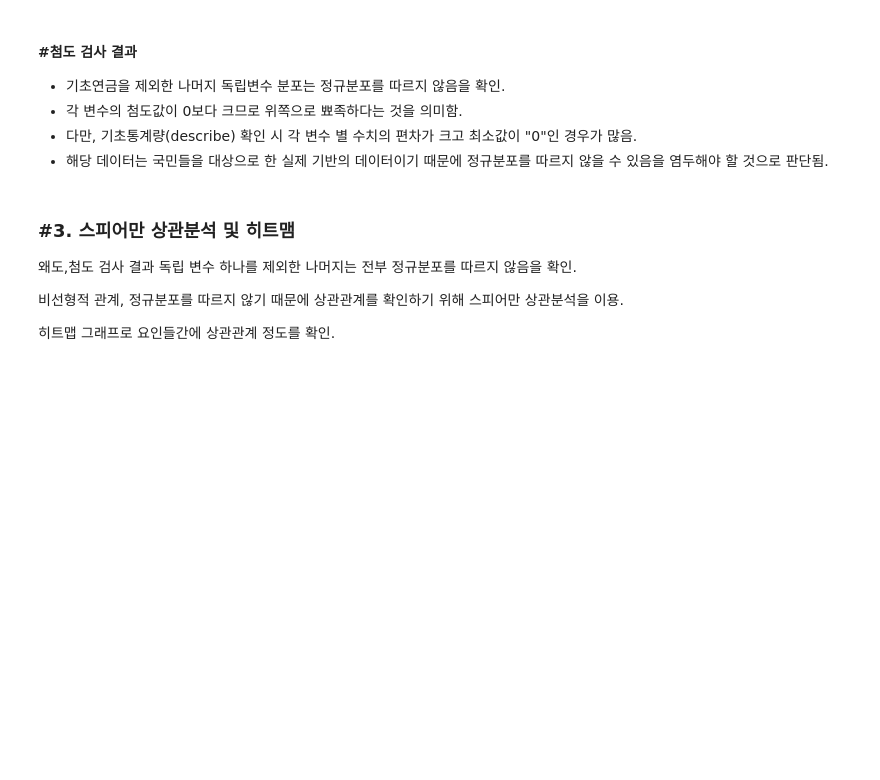
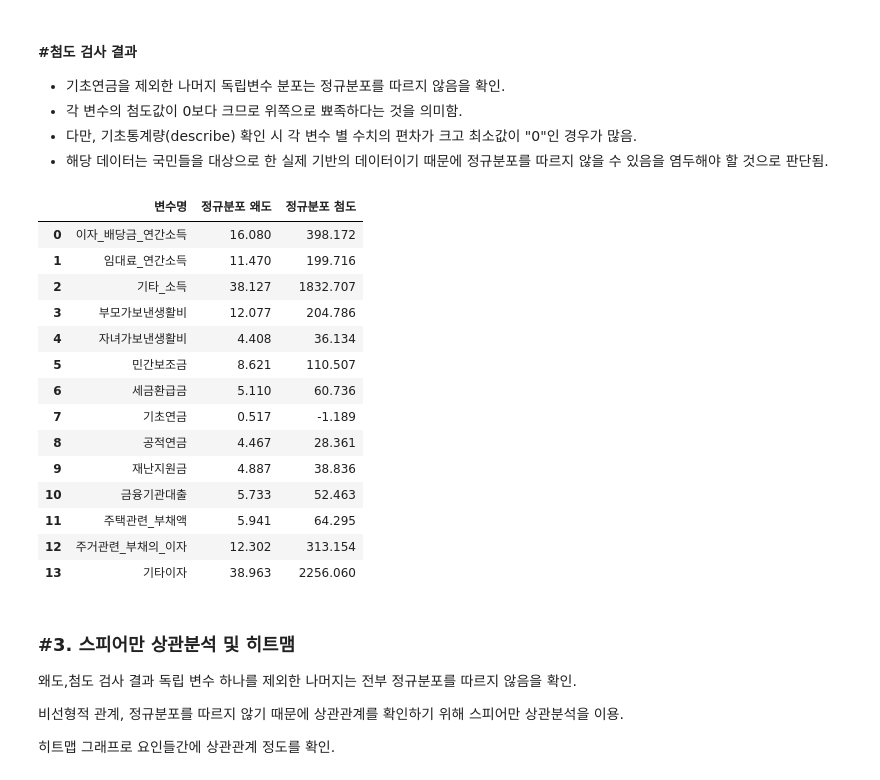
Before and after one commit to jaekim3220/Semiproject3, a Jupyter notebook: !SemiProject.ipynb, the cells around one changed output. Cells and saved outputs as stored; diff of their text form; code cells hidden in the pictures; blank space fills up the shorter version.

```diff
--- a/!SemiProject.ipynb
+++ b/!SemiProject.ipynb
@@ -702,0 +694,7 @@ Fisher = True
+# %%
+kurtosisness_df = pd.DataFrame(columns=['컬럼명', '정규분포 첨도'])
+for column in df2.columns:
+    if column != '총생활비':  # '총생활비' 컬럼은 제외
+        kurtosisness = kurtosis(df2[column],fisher=True)
+        kurtosisness_df = pd.concat([kurtosisness_df, pd.DataFrame({'컬럼명': [column], '정규분포 첨도': [kurtosisness.round(3)]})], ignore_index=True)
+kurtosisness_df
@@ -731,6 +727,42 @@ for column in df2.columns:
 - 각 변수의 첨도값이 0보다 크므로 위쪽으로 뾰족하다는 것을 의미함.
 - 다만, 기초통계량(describe) 확인 시 각 변수 별 수치의 편차가 크고 최소값이 "0"인 경우가 많음.
 - 해당 데이터는 국민들을 대상으로 한 실제 기반의 데이터이기 때문에 정규분포를 따르지 않을 수 있음을 염두해야 할 것으로 판단됨.
+# %%
+SkewKurtosis_df = pd.DataFrame(columns=['변수명', '정규분포 왜도', '정규분포 첨도'])
+for column in df2.columns:
+    if column != '총생활비':
+        skewness = skew(df2[column])
+        kurtosisness = kurtosis(df2[column],fisher=True)
+        SkewKurtosis_df = pd.concat(
+            [SkewKurtosis_df, pd.DataFrame({'변수명': [column],
+            '정규분포 왜도': [skewness.round(3)],
+            '정규분포 첨도': [kurtosisness.round(3)]})], ignore_index=True
+        )
+# SkewKurtosis_df = pd.DataFrame(SkewKurtosis_df).set_index('변수명')
+# 데이터프레임의 셀 글자를 가운데 정렬 및 소수 셋째 자리까지만 표현하도록 유도
+styled_df = SkewKurtosis_df.style.set_properties(**{'text-align': 'center'})\
+                                .set_table_styles([
+                                    {'selector': 'th.col_heading', 'props': [('text-align', 'center')]},
+                                    {'selector': 'td.index_name', 'props': [('text-align', 'center')]}
+                                ])\
+                                .format({'정규분포 왜도': '{:.3f}', '정규분포 첨도': '{:.3f}'})
+styled_df
+# %% [output]
+|  | 변수명 | 정규분포 왜도 | 정규분포 첨도 |
+| 0 | 이자_배당금_연간소득 | 16.080 | 398.172 |
+| 1 | 임대료_연간소득 | 11.470 | 199.716 |
+| 2 | 기타_소득 | 38.127 | 1832.707 |
+| 3 | 부모가보낸생활비 | 12.077 | 204.786 |
+| 4 | 자녀가보낸생활비 | 4.408 | 36.134 |
+| 5 | 민간보조금 | 8.621 | 110.507 |
+| 6 | 세금환급금 | 5.110 | 60.736 |
+| 7 | 기초연금 | 0.517 | -1.189 |
+| 8 | 공적연금 | 4.467 | 28.361 |
+| 9 | 재난지원금 | 4.887 | 38.836 |
+| 10 | 금융기관대출 | 5.733 | 52.463 |
+| 11 | 주택관련_부채액 | 5.941 | 64.295 |
+| 12 | 주거관련_부채의_이자 | 12.302 | 313.154 |
+| 13 | 기타이자 | 38.963 | 2256.060 |
 # %% [markdown]
 ### #3. 스피어만 상관분석 및 히트맴
 
```
Also changed, not shown: parts of 18 cells of this notebook, 3 other files.
